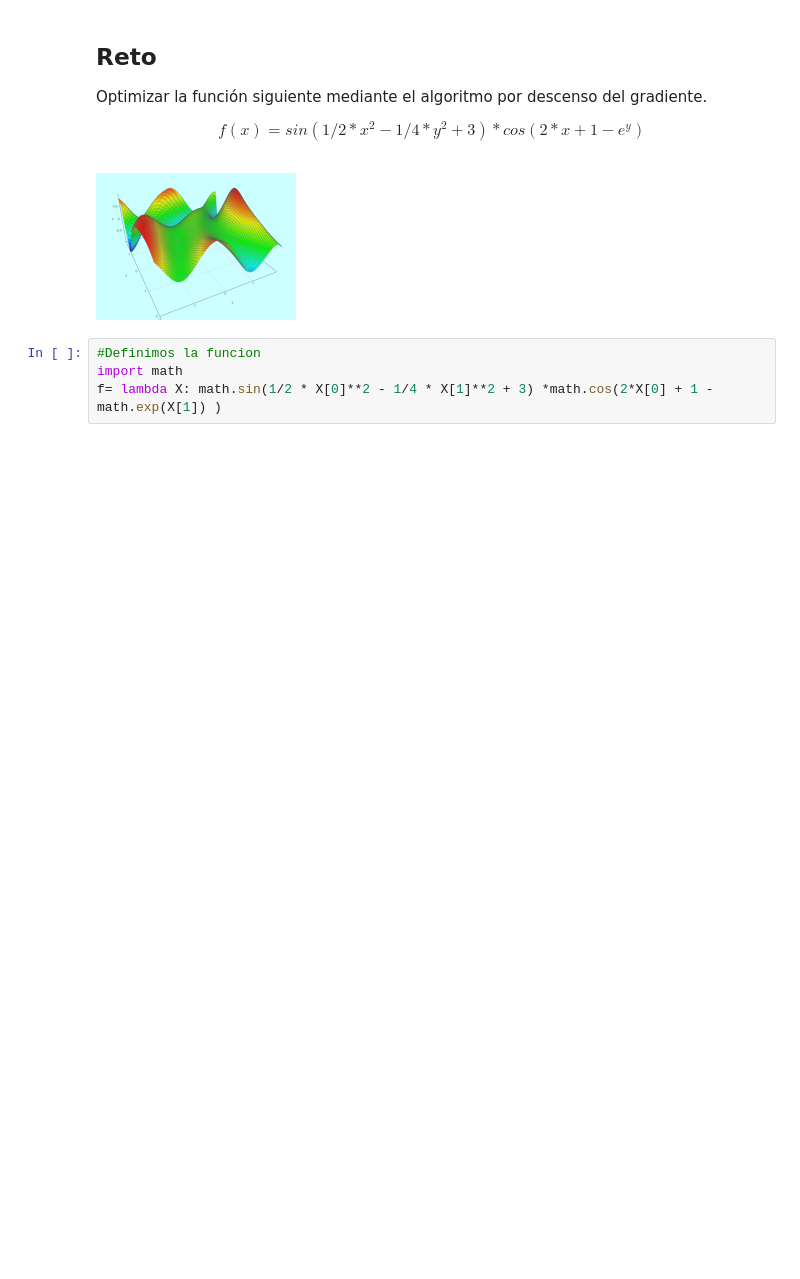
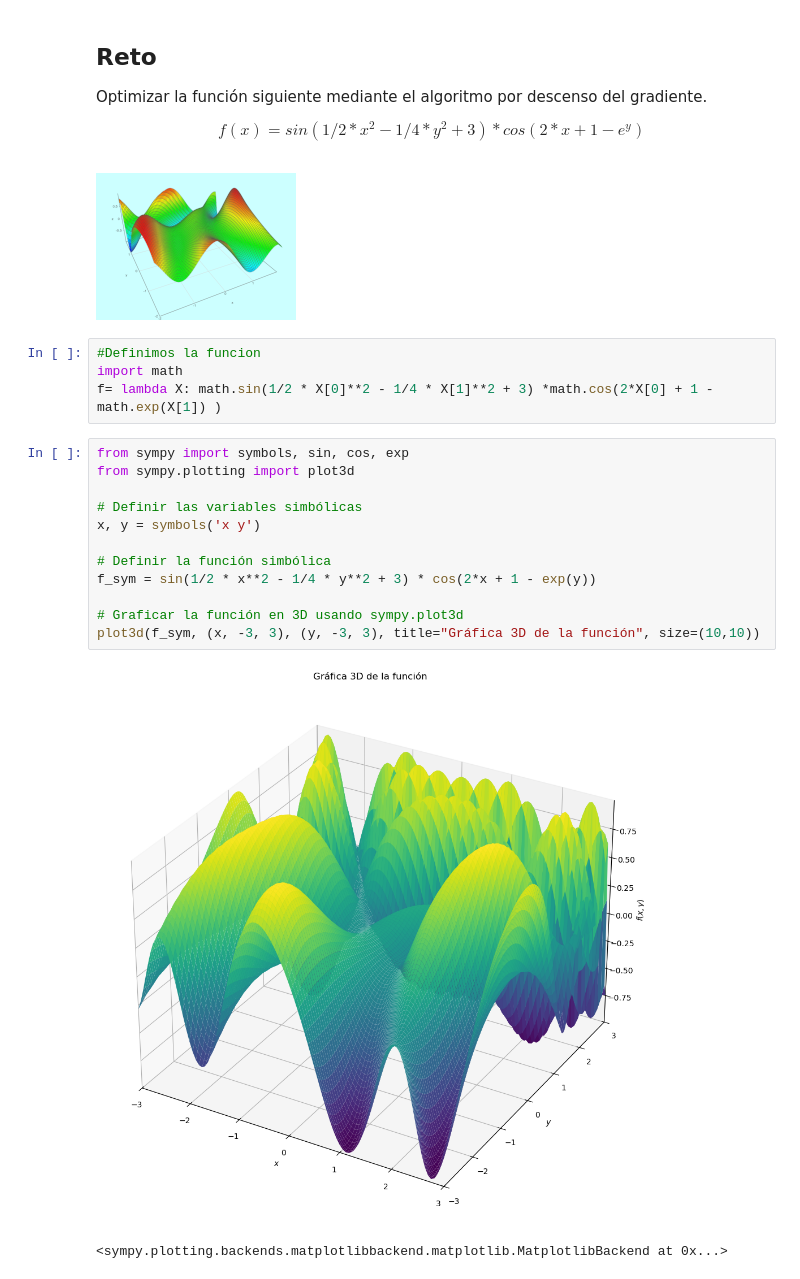
Before and after one commit to edgarbasurto/03MIAR_10_B_2024-25_Algoritmos-de-Optimizacion, a Jupyter notebook: Reto_2/Algoritmos_R2.ipynb, the cells around one changed output. Drawn from its saved outputs; the diff is of its cells as text; blank space fills up the shorter version.

```diff
--- a/Reto_2/Algoritmos_R2.ipynb
+++ b/Reto_2/Algoritmos_R2.ipynb
@@ -164,6 +169,21 @@ $$f(x)=sin(1/2 * x^2 - 1/4 * y^2 + 3) * cos(2*x + 1 - e^y)$$
 #Definimos la funcion
 import math
 f= lambda X: math.sin(1/2 * X[0]**2 - 1/4 * X[1]**2 + 3) *math.cos(2*X[0] + 1 - math.exp(X[1]) )
+# %%
+from sympy import symbols, sin, cos, exp
+from sympy.plotting import plot3d
+
+# Definir las variables simbólicas
+x, y = symbols('x y')
+
+# Definir la función simbólica
+f_sym = sin(1/2 * x**2 - 1/4 * y**2 + 3) * cos(2*x + 1 - exp(y))
+
+# Graficar la función en 3D usando sympy.plot3d
+plot3d(f_sym, (x, -3, 3), (y, -3, 3), title="Gráfica 3D de la función", size=(10,10))
+# %% [output]
+[figure, added]
+<sympy.plotting.backends.matplotlibbackend.matplotlib.MatplotlibBackend at 0x...>
 # %%
 import numpy as np
 
```
Also changed, not shown: parts of 4 cells of this notebook, 1 other file.
